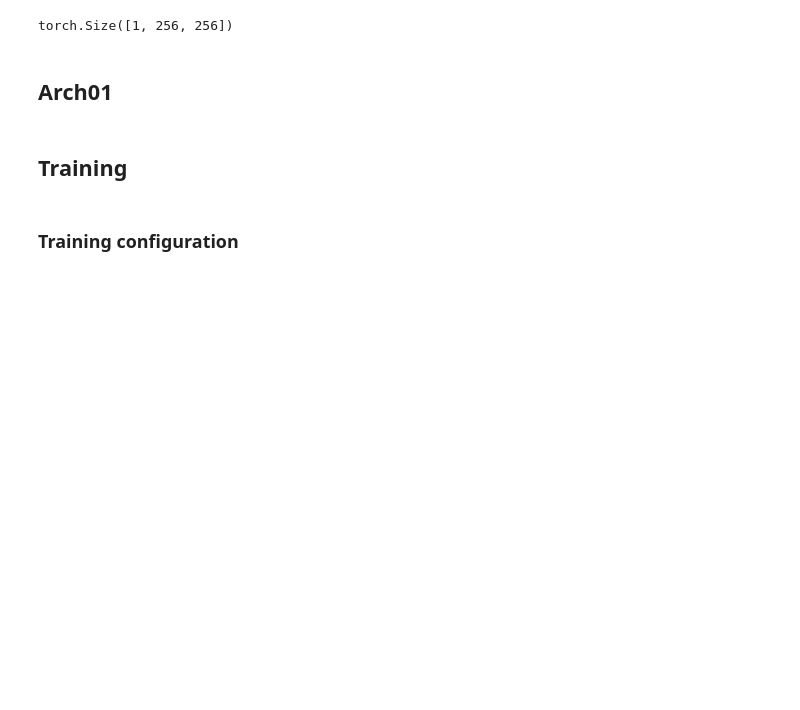
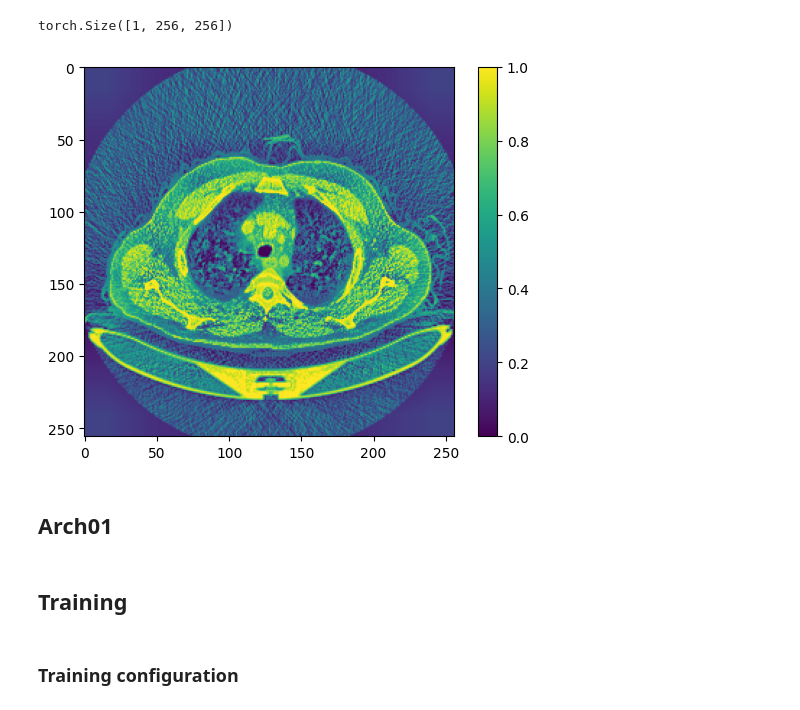
Before and after one commit to fredy-rojas/LungCancer, a Jupyter notebook: notebook/tsk01/exp01/FR_t01e01nb03_Training_v1_vanillaCNN.ipynb, the cells around one changed output. Drawn from its saved outputs; the diff is of its cells as text; code cells hidden in the pictures; blank space fills up the shorter version.

```diff
--- a/notebook/tsk01/exp01/FR_t01e01nb03_Training_v1_vanillaCNN.ipynb
+++ b/notebook/tsk01/exp01/FR_t01e01nb03_Training_v1_vanillaCNN.ipynb
@@ -567,10 +575,10 @@ class customPytorchDatset(Dataset):
         return len(self.d_meta)
 
     def __getitem__(self, index):
-        fpath = Path(PureWindowsPath(self.d_meta["path_img_pipe001"][index]))
+        fpath = Path(PureWindowsPath(self.d_meta["path_img_pipe"][index]))
         arr_img = np.load(fpath)
-        arr_img = np.expand_dims(arr_img, axis=0) #np dtype=uint8
-        arr_img = torch.tensor(arr_img, dtype=torch.uint8)
+        arr_img = np.expand_dims(arr_img, axis=0) #
+        arr_img = torch.tensor(arr_img)
 
         y_true = self.d_meta["cls_id"][index]
         y_true = torch.tensor(y_true, dtype=torch.int64)
@@ -605,6 +614,12 @@ torch.Size([1, 256, 256])
 # torch.tensor(y_true, dtype=torch.int64)
 # %%
 # arr_img, y_true, img_id = next(iter(trn_loader))
+# %%
+plt.imshow(arr_img.numpy()[0].squeeze())
+plt.colorbar()
+plt.show()
+# %% [output]
+[figure, added]
 # %% [markdown]
 ## Arch01
 # %%
```
Also changed, not shown: parts of 9 cells of this notebook, 2 other files.
